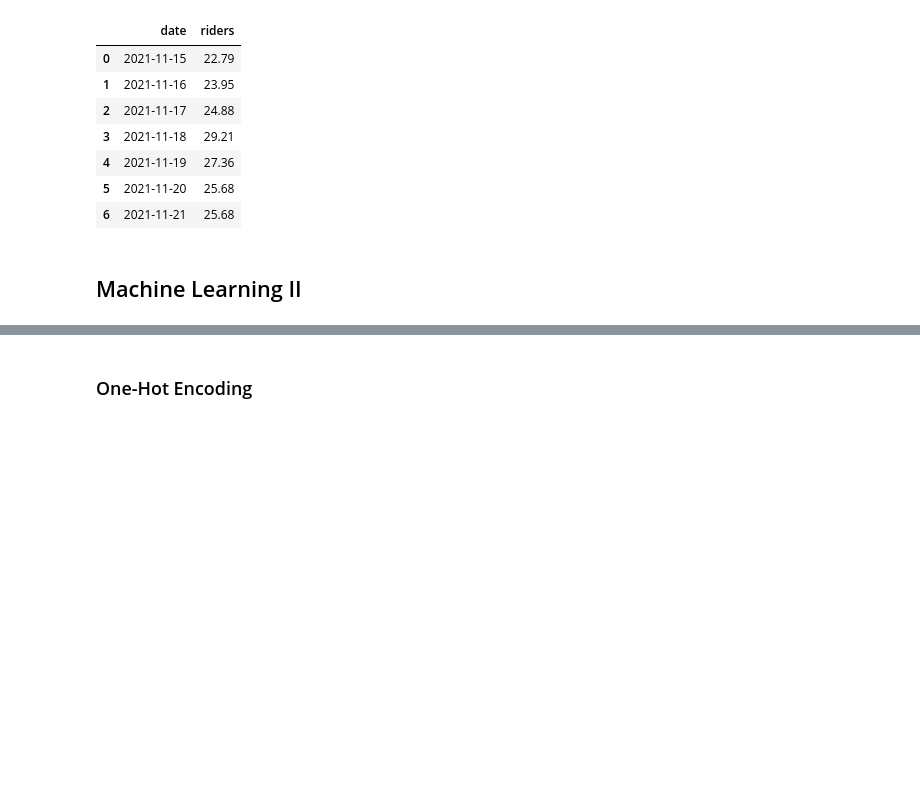
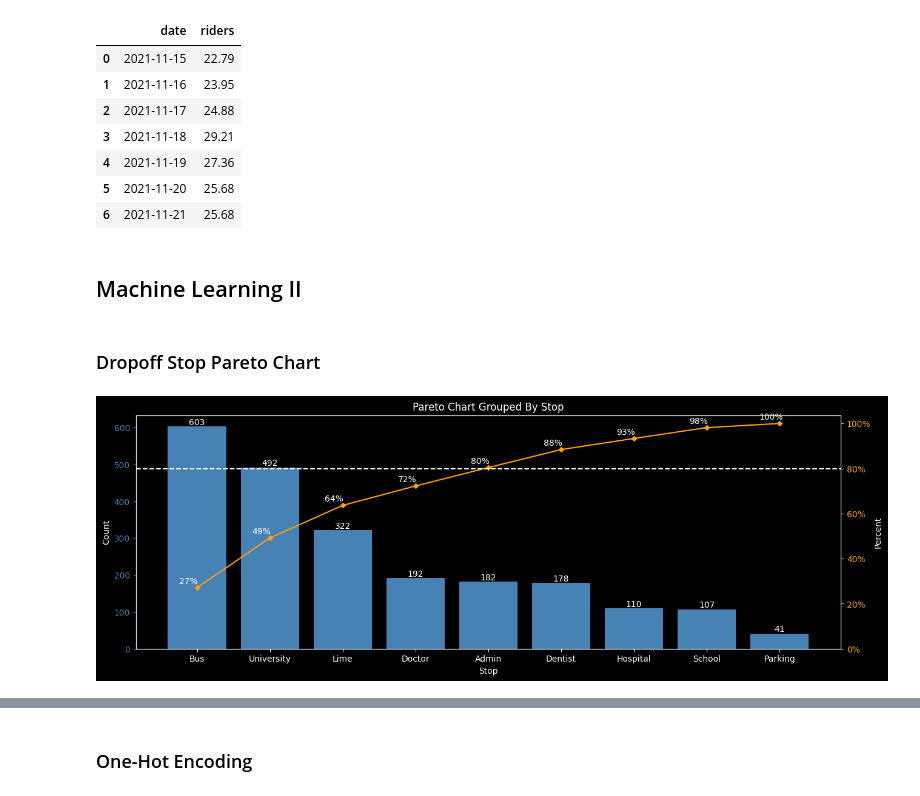
Before and after one commit to jrosilam/MayMobility_TakeHome, a Jupyter notebook: takehome_test.ipynb, the cells around one changed output, grey strips where cells are left out. Drawn from its saved outputs; the diff is of its cells as text; code cells hidden in the pictures; blank space fills up the shorter version.

```diff
--- a/takehome_test.ipynb
+++ b/takehome_test.ipynb
@@ -1274,3 +1277,14 @@ output_df_1
 | 6 | 2021-11-21 | 25.68 |
 # %% [markdown]
 ## Machine Learning II
+# %% [markdown]
+### Dropoff Stop Pareto Chart
+# %%
+# select records that only have dropoffs
+ridership_df_clean_dropoff = ridership_df_clean[ridership_df_clean["dropoff"] > 0]
+
+# plot on Pareto Chart
+df_grouped_stop = group_count(ridership_df_clean_dropoff,"stop")
+pareto_chart(df_grouped_stop)
+# %% [output]
+[figure, added]
```
Also changed, not shown: parts of 7 cells of this notebook.
